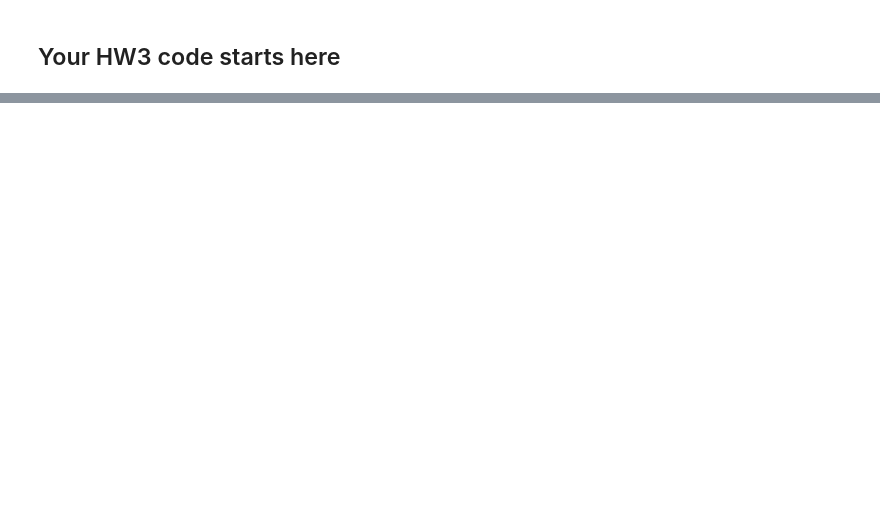
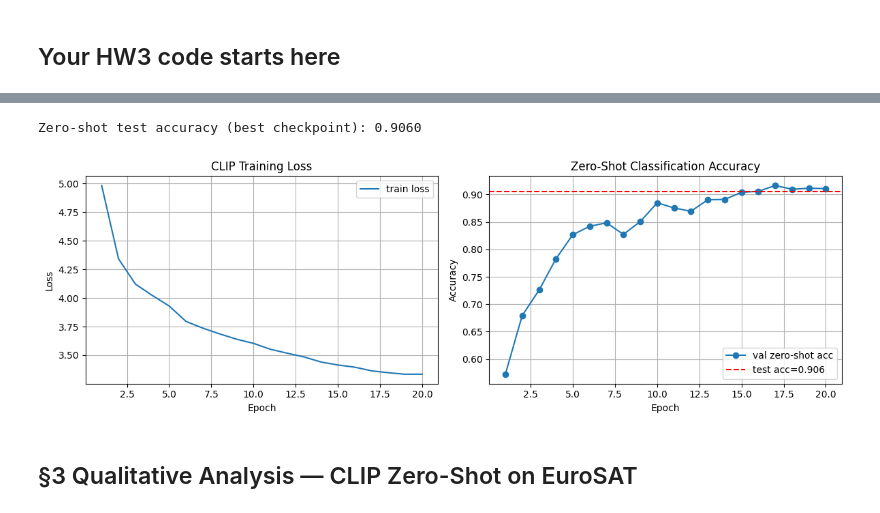
Before and after one commit to wduan10/cs148b_hw3, a Jupyter notebook: colab_setup.ipynb, the cells around one changed output, grey strips where cells are left out. Saved outputs shown, nothing was run; the diff lists cells and outputs as text; code cells hidden in the pictures; blank space fills up the shorter version.

```diff
--- a/colab_setup.ipynb
+++ b/colab_setup.ipynb
@@ -150,0 +394,36 @@ ModuleNotFoundError: No module named 'basics.lora'
+# %%
+# ── Test-set zero-shot accuracy with best checkpoint ─────────────────────────
+ckpt = torch.load(output_dir / 'best.pt', map_location=DEVICE)
+vit.load_state_dict(ckpt['vit'])
+proj_heads.load_state_dict(ckpt['proj_heads'])
+logit_scale.data.copy_(ckpt['logit_scale'])
+
+test_acc = zeroshot_classification_accuracy(
+    vit=vit, projection_heads=proj_heads, text_encoder=text_encoder,
+    val_loader=test_dl, class_prompts=class_prompts,
+    class_indices=list(range(len(EUROSAT_CLASSES))), device=DEVICE,
+)
+print(f'Zero-shot test accuracy (best checkpoint): {test_acc:.4f}')
+
+# ── Training-curve plot ───────────────────────────────────────────────────────
+epochs_axis   = list(range(1, len(train_losses) + 1))
+val_ep, val_ac = zip(*val_accuracies) if val_accuracies else ([], [])
+
+fig, (ax1, ax2) = plt.subplots(1, 2, figsize=(12, 4))
+
+ax1.plot(epochs_axis, train_losses, label='train loss')
+ax1.set_xlabel('Epoch'); ax1.set_ylabel('Loss')
+ax1.set_title('CLIP Training Loss'); ax1.legend(); ax1.grid(True)
+
+ax2.plot(val_ep, val_ac, marker='o', label='val zero-shot acc')
+ax2.axhline(test_acc, color='red', linestyle='--', label=f'test acc={test_acc:.3f}')
+ax2.set_xlabel('Epoch'); ax2.set_ylabel('Accuracy')
+ax2.set_title('Zero-Shot Classification Accuracy'); ax2.legend(); ax2.grid(True)
+
+plt.tight_layout()
+plt.show()
+# %% [output]
+Zero-shot test accuracy (best checkpoint): 0.9060
+[figure, added]
+# %% [markdown]
+## §3 Qualitative Analysis — CLIP Zero-Shot on EuroSAT
```
Also changed, not shown: parts of 46 cells of this notebook.
